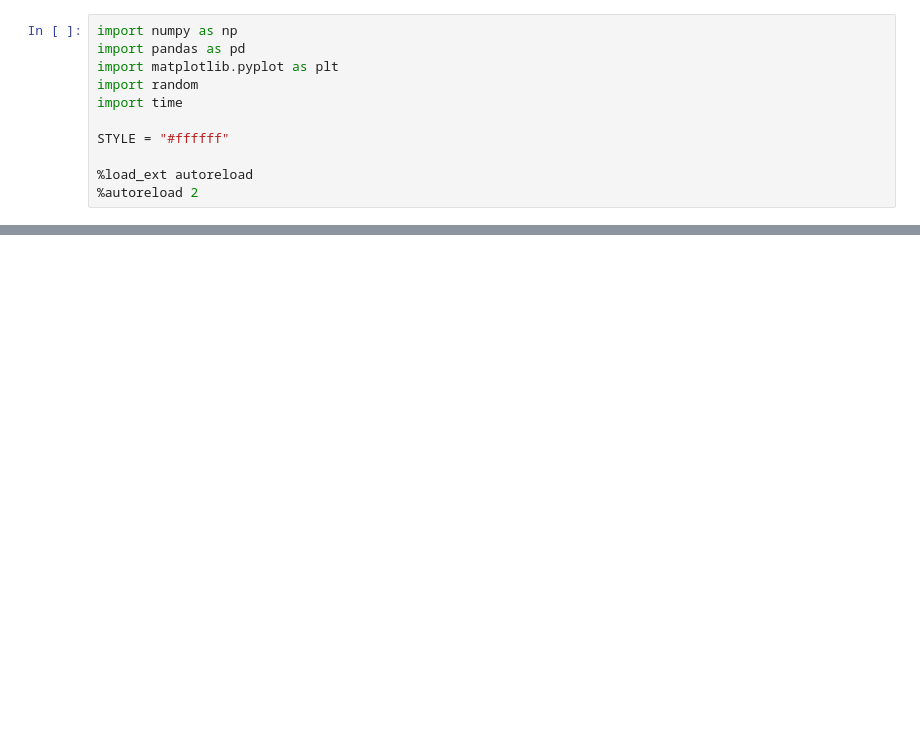
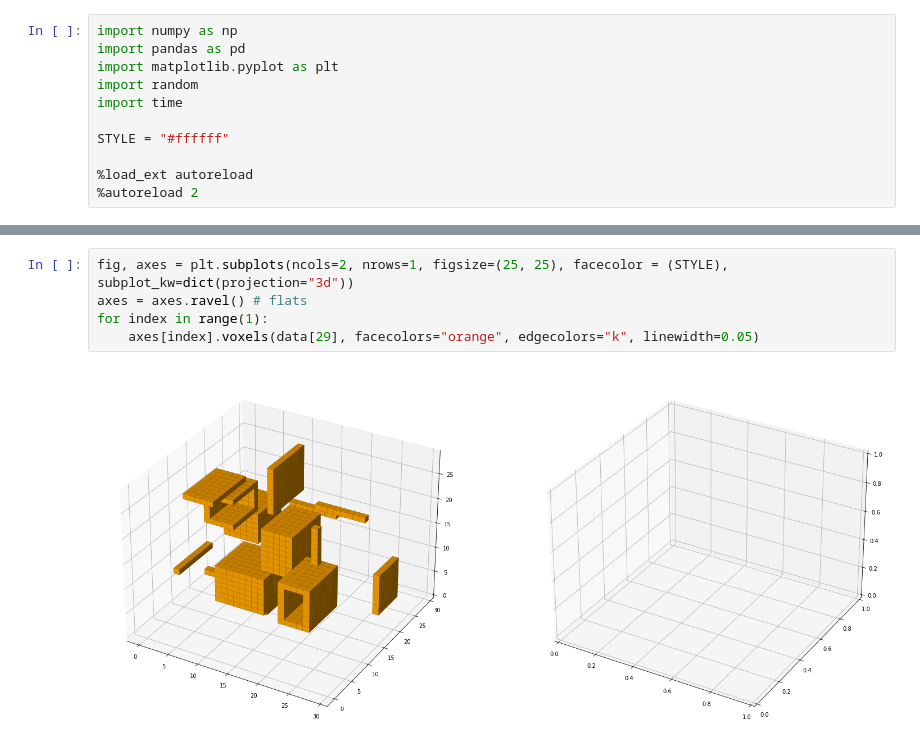
Before and after one commit to juan-garassino/imageWaves, a Jupyter notebook: generate-elements.ipynb, the cells around one changed output, grey strips where cells are left out. Drawn from its saved outputs; the diff is of its cells as text; blank space fills up the shorter version.

```diff
--- a/generate-elements.ipynb
+++ b/generate-elements.ipynb
@@ -423,0 +269,7 @@ for i in range(150): #
+# %%
+fig, axes = plt.subplots(ncols=2, nrows=1, figsize=(25, 25), facecolor = (STYLE), subplot_kw=dict(projection="3d"))
+axes = axes.ravel() # flats
+for index in range(1):
+    axes[index].voxels(data[29], facecolors="orange", edgecolors="k", linewidth=0.05)
+# %% [output]
+[figure, added]
```
Also changed, not shown: parts of 14 cells of this notebook.
